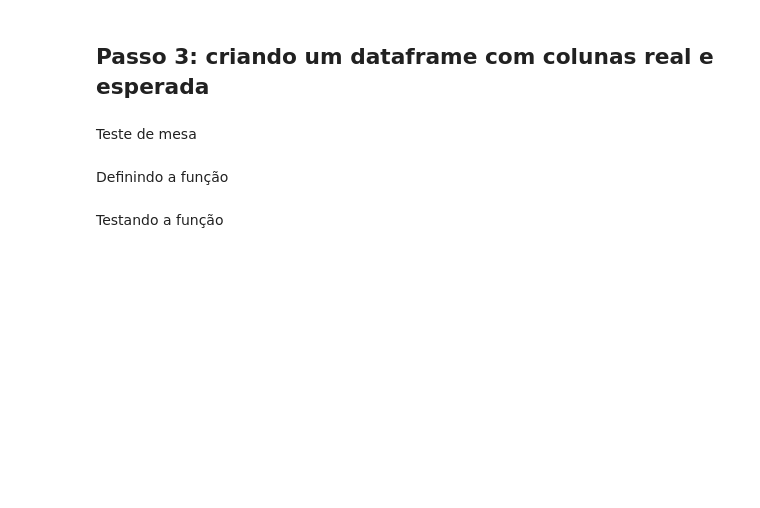
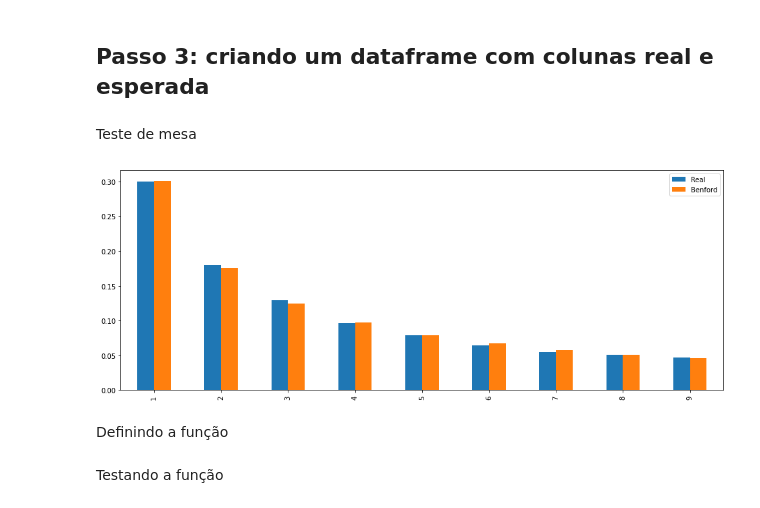
Before and after one commit to annerocha/Ci-ncia-de-dados, a Jupyter notebook: PythonBenford_31032021.ipynb, the cells around one changed output. Drawn from its saved outputs; the diff is of its cells as text; code cells hidden in the pictures; blank space fills up the shorter version.

```diff
--- a/PythonBenford_31032021.ipynb
+++ b/PythonBenford_31032021.ipynb
@@ -274,2 +387,5 @@ Probabilidade de aparecer um número cujo primeiro dígito é `1`:
 # %% [markdown]
 Probabilidade de aparecer um número cujo primeiro dígito é `2`:
+# %%
+d = 3
+math.log10(1 + (1/d))
@@ -279,3 +423,6 @@ Probabilidade de aparecer um número cujo primeiro dígito é `2`:
 ## 3.2. Benford
 # %% [markdown]
 ### Passo 1: Extrair primeiro dígito
+# %%
+def primeiro_digito(n):
+  return str(n)[0]
@@ -288,2 +469,8 @@ Teste de mesa:
 # %% [markdown]
 Criando a função:
+# %%
+def freq_real(coluna):
+  digitos = coluna.apply(primeiro_digito)
+  digitos = digitos[digitos != '0']
+  freq = digitos.value_counts(normalize=True)
+  return freq
@@ -291,5 +491,14 @@ Criando a função:
 ## Passo 3: criando um dataframe com colunas real e esperada
 # %% [markdown]
 Teste de mesa
+# %%
+
+coluna = df_yt['views']
+df_benford = pd.DataFrame()
+df_benford['Real'] = freq_real(coluna)
+df_benford['Benford'] = [math.log10(1 + (1/d)) for d in range(1, 10)]
+df_benford.plot.bar(figsize=(16,6));
+# %% [output]
+[figure, added]
 # %% [markdown]
 Definindo a função
```
Also changed, not shown: parts of 29 cells of this notebook.
